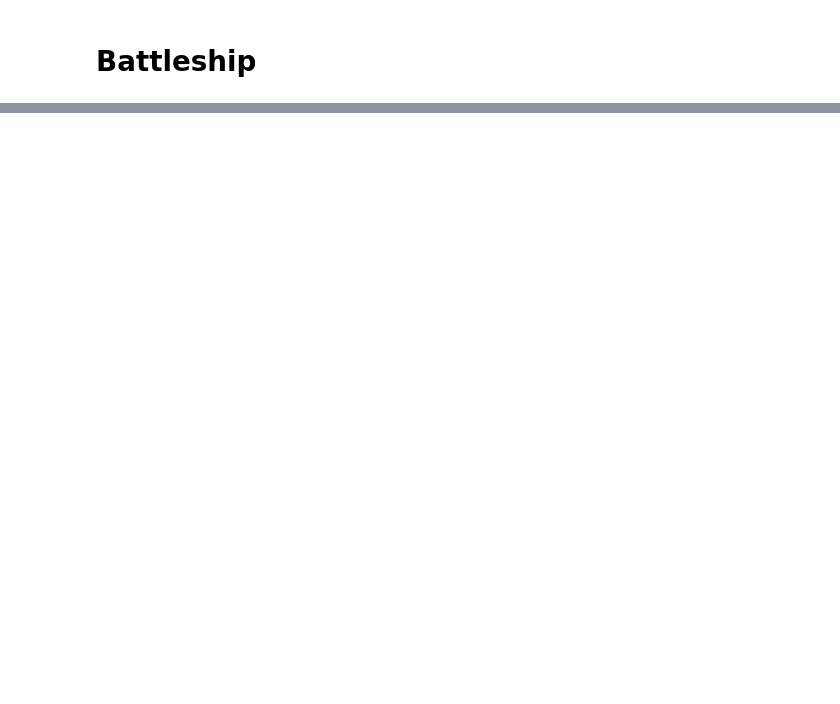
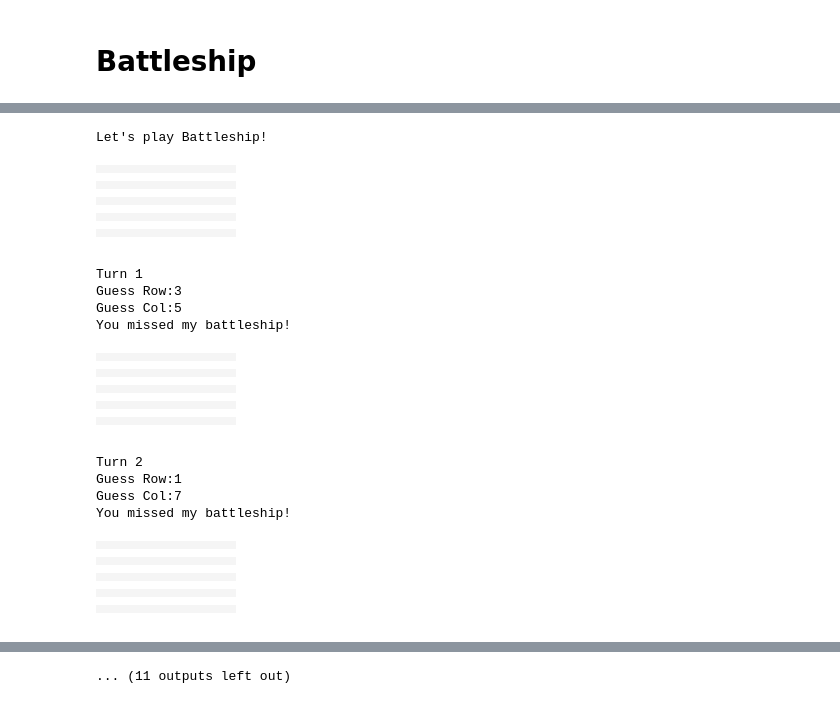
Before and after one commit to kmcombs/PHYS202-S14, a Jupyter notebook: iPython/Battleship.ipynb, the cells around one changed output, grey strips where cells are left out. Cells and saved outputs as stored; diff of their text form; code cells hidden in the pictures; blank space fills up the shorter version.

Commit message:
editing my game

```diff
--- a/iPython/Battleship.ipynb
+++ b/iPython/Battleship.ipynb
@@ -76,0 +65,77 @@ Game Over
+# %%
+from random import randint
+from ipythonblocks import BlockGrid
+
+
+grid = BlockGrid(10, 10, fill = (0, 150, 150))
+
+
+print "Let's play Battleship!"
+grid.show()
+
+ship_row = randint(0, 11)
+ship_col = randint(0, 11)
+
+
+for turn in range(10):
+    print "Turn", turn +1
+    guess_row = int(raw_input("Guess Row:")) - 1
+    guess_col = int(raw_input("Guess Col:")) - 1
+
+    if guess_row == ship_row and guess_col == ship_col:
+
+        print "Congratulations! You sunk my battleship!"
+        grid[guess_row, guess_col] = (255, 0, 0)
+        grid.show()
+        break
+    else:
+        if (guess_row < 0 or guess_row > 11) or (guess_col < 0 or guess_col > 11):
+            print "Oops, that's not even in the ocean."
+        elif grid[guess_row, guess_col] == (0, 0,0):
+            print "You guessed that one already."
+        else:
+            print "You missed my battleship!"
+        grid[guess_row, guess_col] = (0, 0, 0)
+    grid.show()
+    if turn == 9:
+        print "Game Over"
+# %% [output]
+Let's play Battleship!
+|  |  |  |  |  |  |  |  |  |  |
+|  |  |  |  |  |  |  |  |  |  |
+|  |  |  |  |  |  |  |  |  |  |
+|  |  |  |  |  |  |  |  |  |  |
+|  |  |  |  |  |  |  |  |  |  |
+|  |  |  |  |  |  |  |  |  |  |
+|  |  |  |  |  |  |  |  |  |  |
+|  |  |  |  |  |  |  |  |  |  |
+|  |  |  |  |  |  |  |  |  |  |
+|  |  |  |  |  |  |  |  |  |  |
+Turn 1
+Guess Row:3
+Guess Col:5
+You missed my battleship!
+|  |  |  |  |  |  |  |  |  |  |
+|  |  |  |  |  |  |  |  |  |  |
+|  |  |  |  |  |  |  |  |  |  |
+|  |  |  |  |  |  |  |  |  |  |
+|  |  |  |  |  |  |  |  |  |  |
+|  |  |  |  |  |  |  |  |  |  |
+|  |  |  |  |  |  |  |  |  |  |
+|  |  |  |  |  |  |  |  |  |  |
+|  |  |  |  |  |  |  |  |  |  |
+|  |  |  |  |  |  |  |  |  |  |
+Turn 2
+Guess Row:1
+Guess Col:7
+You missed my battleship!
+|  |  |  |  |  |  |  |  |  |  |
+|  |  |  |  |  |  |  |  |  |  |
+|  |  |  |  |  |  |  |  |  |  |
+|  |  |  |  |  |  |  |  |  |  |
+|  |  |  |  |  |  |  |  |  |  |
+|  |  |  |  |  |  |  |  |  |  |
+|  |  |  |  |  |  |  |  |  |  |
+|  |  |  |  |  |  |  |  |  |  |
+|  |  |  |  |  |  |  |  |  |  |
+|  |  |  |  |  |  |  |  |  |  |
@@ -76,0 +184 @@ Game Over
+... (11 outputs left out)
```
Also changed, not shown: parts of 3 cells of this notebook.
